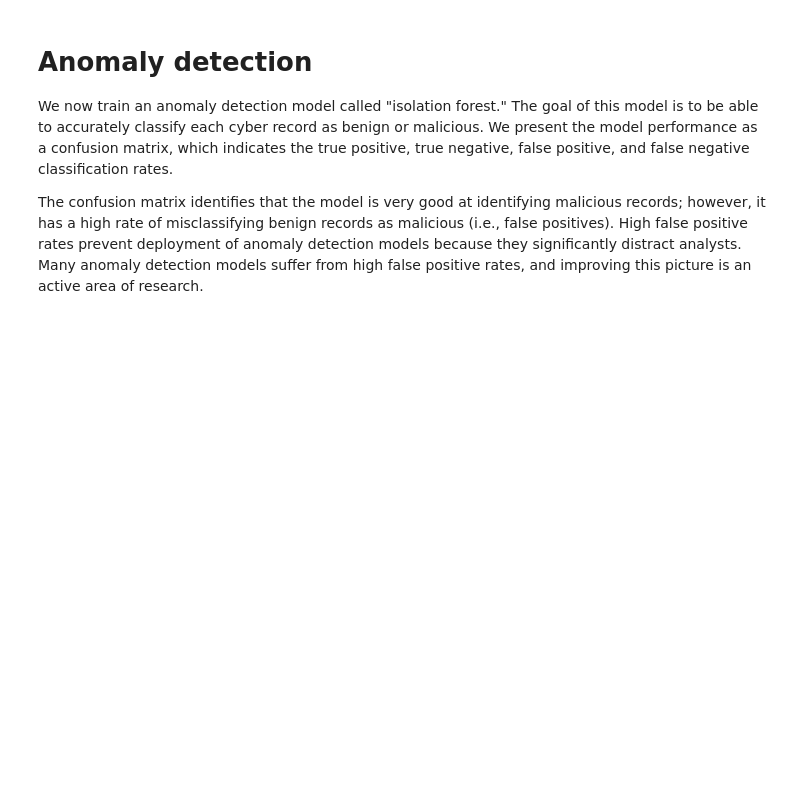
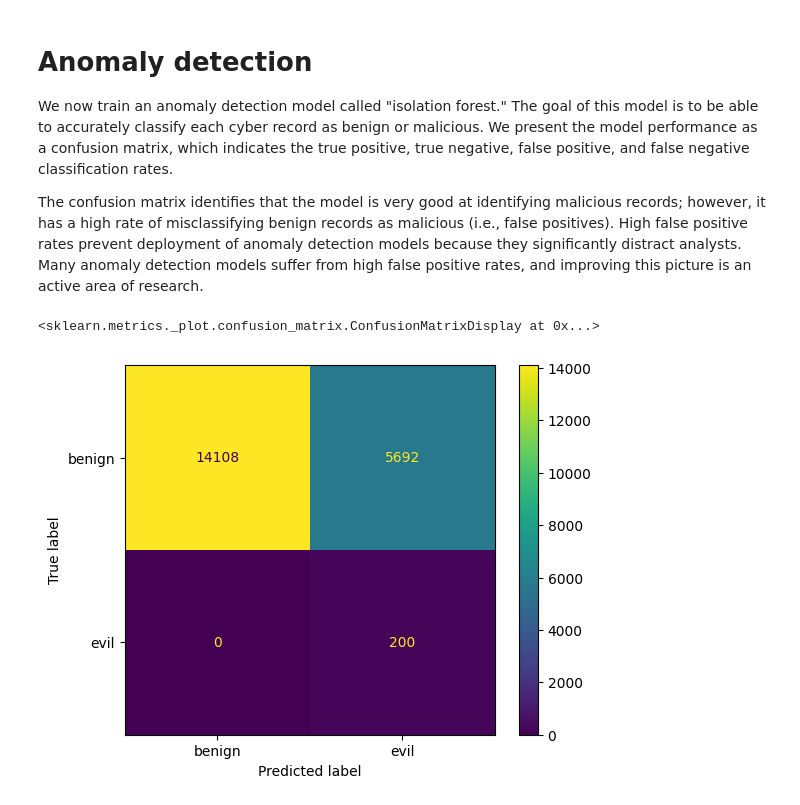
Before and after one commit to dcortese8/InfoSec-World-DS-Lab, a Jupyter notebook: InfoSecWorld_Complete_Notebook.ipynb, the cells around one changed output. Drawn from its saved outputs; the diff is of its cells as text; code cells hidden in the pictures; blank space fills up the shorter version.

```diff
--- a/InfoSecWorld_Complete_Notebook.ipynb
+++ b/InfoSecWorld_Complete_Notebook.ipynb
@@ -270,37 +361,40 @@ We now train an anomaly detection model called "isolation forest." The goal of t
 The confusion matrix identifies that the model is very good at identifying malicious records; however, it has a high rate of misclassifying benign records as malicious (i.e., false positives). High false positive rates prevent deployment of anomaly detection models because they significantly distract analysts. Many anomaly detection models suffer from high false positive rates, and improving this picture is an active area of research.
 # %%
 # Get data sample containing 25,000 records, 1% of which are evil
-df = get_sample(25000, 0.01)
+train_data, test_data = get_sample(25000, 0.01)
 
 # Preprocess the features. Note that we don't need to center and scale
 # the features because the model form (isolation forest)
 # is insensitive to features having different scales.
-df_eng, X, y = preprocess(df)
+df_eng, X, y = preprocess(train_data)
 
 
 
 ###########################
 ###########################
 # STUDENTS ADD CODE HERE TO:
 # Fit an anomaly detecting isolation forest model to the engineered features
 model = sklearn.ensemble.IsolationForest().fit(X)
 ###########################
 ###########################
 
 
 
 # Use the trained model to classify each record as benign or evil
 score = model.decision_function(X)
 anomaly = model.predict(X)
 evil = y
 df3 = pandas.DataFrame ({'score':score, 'anomaly':anomaly, 'evil':evil})
 df3.loc[df3['anomaly'] == 1, 'anomaly'] = 0
 df3.loc[df3['anomaly'] == -1, 'anomaly'] = 1
 
 # Compute and plot performance metrics as a "confusion matrix"
 cm = sklearn.metrics.confusion_matrix(df3['evil'], df3['anomaly'])
-num_ben = df[df['evil'] == 0].shape[0]
-num_evil = df[df['evil'] == 1].shape[0]
+num_ben = train_data[train_data['evil'] == 0].shape[0]
+num_evil = train_data[train_data['evil'] == 1].shape[0]
 # cm_rate = numpy.divide(cm, numpy.array([[num_ben, num_ben], [num_evil, num_evil]]))
 # cm_rate = numpy.around(cm_rate, 5)
 sklearn.metrics.ConfusionMatrixDisplay(cm, display_labels=['benign','evil']).plot()
+# %% [output]
+<sklearn.metrics._plot.confusion_matrix.ConfusionMatrixDisplay at 0x...>
+[figure, added]
```
Also changed, not shown: parts of 11 cells of this notebook.
